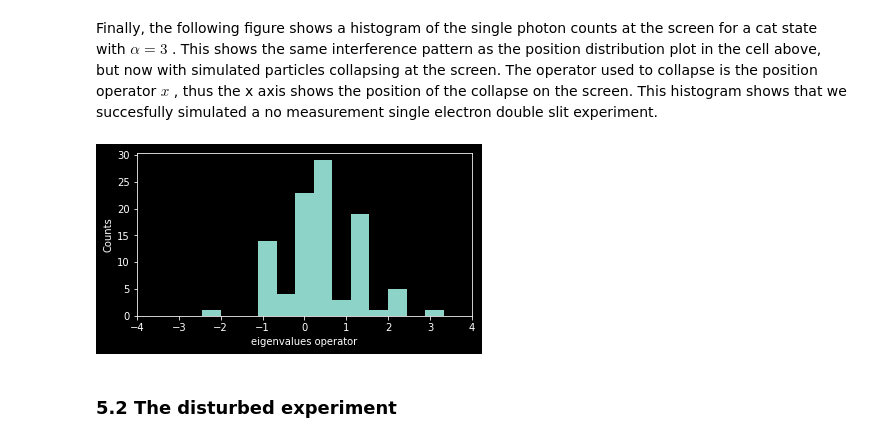
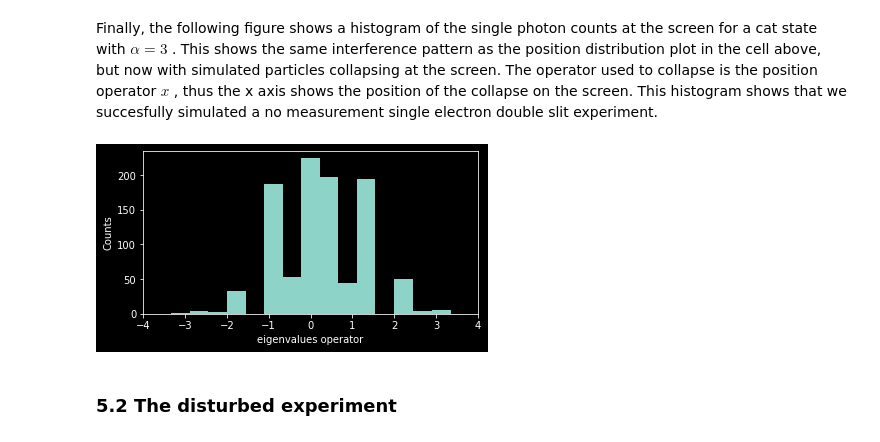
Before and after one commit to JayDew/qutip, a Jupyter notebook: QSM.ipynb, the cells around one changed output. Cells and saved outputs as stored; diff of their text form; code cells hidden in the pictures.

```diff
--- a/QSM.ipynb
+++ b/QSM.ipynb
@@ -412,25 +405,25 @@ Finally, the following figure shows a histogram of the single photon counts at t
 # %%
 # Simulate a number of random collapses at the screen
 collapses = 10000  # Amount of collapses
 big_N = 1000       # Size of the larger Hilbert space
 zoom = 4           # x-axis bounds
 
 result_me = mesolve(H, cat, t, qeye(N))
 rho = result_me.states[len(result_me.states) - 1]   # The last state is the state at the screen
 
 # Transform to the basis of eigenstates of the x operator and collapse
 eigvals, eigstates = x.eigenstates()
-array = [collapse(rho, eigvals, eigstates) for i in range(100)]
+array = [collapse(rho, eigvals, eigstates) for i in range(1000)]
 
 # Plot  the result
 plt.figure(figsize=(6,3))
 plt.xlim(-zoom, zoom)
 plt.hist(array, bins=eigvals)
 plt.ylabel(r"Counts")
 plt.xlabel('eigenvalues operator')
 plt.show()
 # %% [output]
-[figure, old version]
+[figure, new version]
 # %% [markdown]
 ### 5.2 The disturbed experiment
 # %% [markdown]
```
Also changed, not shown: parts of 4 cells of this notebook.
